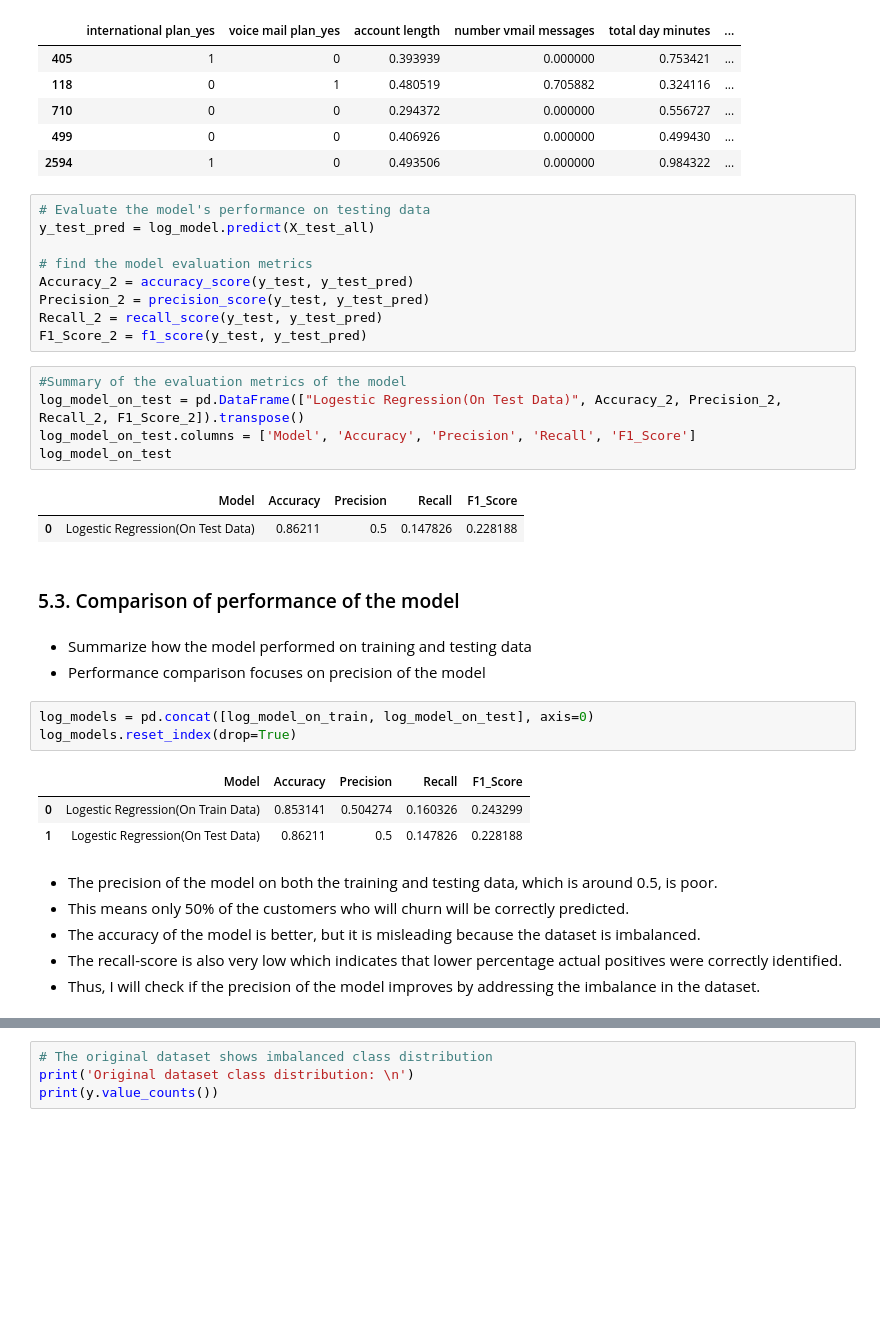
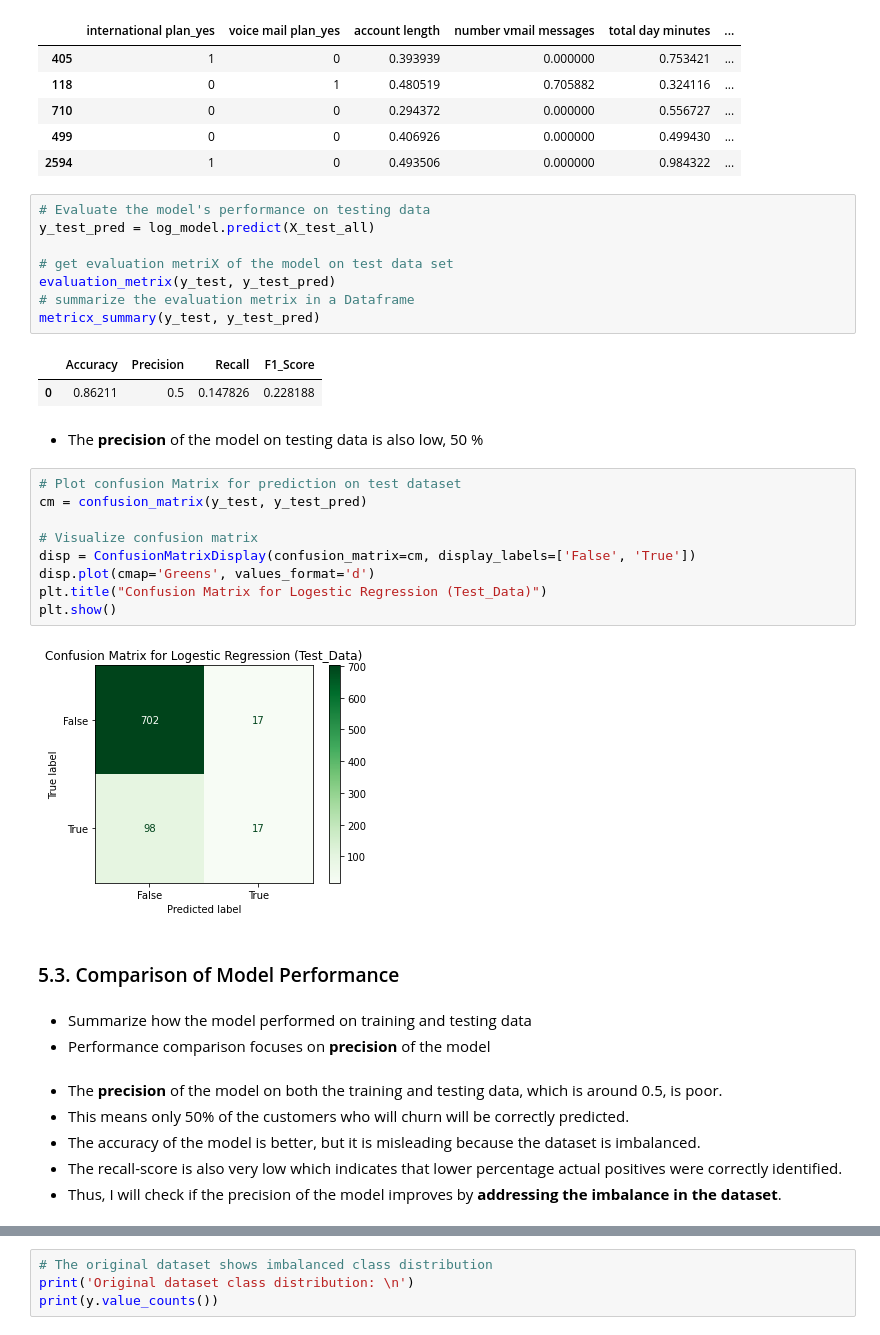
Before and after one commit to Endalkmin/SyriaTel-Customer-Churn-Prediction-Model, a Jupyter notebook: phase-3-project.ipynb, the cells around one changed output, grey strips where cells are left out. Drawn from its saved outputs; the diff is of its cells as text; blank space fills up the shorter version.

```diff
--- a/phase-3-project.ipynb
+++ b/phase-3-project.ipynb
@@ -327,35 +348,35 @@ X_test_all.head()
 # Evaluate the model's performance on testing data
 y_test_pred = log_model.predict(X_test_all)
 
-# find the model evaluation metrics
-Accuracy_2 = accuracy_score(y_test, y_test_pred)
-Precision_2 = precision_score(y_test, y_test_pred)
-Recall_2 = recall_score(y_test, y_test_pred)
-F1_Score_2 = f1_score(y_test, y_test_pred)
+# get evaluation metriX of the model on test data set
+evaluation_metrix(y_test, y_test_pred)
+# summarize the evaluation metrix in a Dataframe
+metricx_summary(y_test, y_test_pred)
+# %% [output]
+|  | Accuracy | Precision | Recall | F1_Score |
+| 0 | 0.86211 | 0.5 | 0.147826 | 0.228188 |
-# %%
-#Summary of the evaluation metrics of the model
-log_model_on_test = pd.DataFrame(["Logestic Regression(On Test Data)", Accuracy_2, Precision_2, Recall_2, F1_Score_2]).transpose()
-log_model_on_test.columns = ['Model', 'Accuracy', 'Precision', 'Recall', 'F1_Score']
-log_model_on_test
-# %% [output]
-|  | Model | Accuracy | Precision | Recall | F1_Score |
-| 0 | Logestic Regression(On Test Data) | 0.86211 | 0.5 | 0.147826 | 0.228188 |
+# %% [markdown]
+* The **precision** of the model on testing data is also low, 50 %
+# %%
+# Plot confusion Matrix for prediction on test dataset
+cm = confusion_matrix(y_test, y_test_pred)
+
+# Visualize confusion matrix
+disp = ConfusionMatrixDisplay(confusion_matrix=cm, display_labels=['False', 'True'])
+disp.plot(cmap='Greens', values_format='d')
+plt.title("Confusion Matrix for Logestic Regression (Test_Data)")
+plt.show()
+# %% [output]
+[figure, added]
 # %% [markdown]
-### 5.3. Comparison of performance of the model
+### 5.3. Comparison of Model Performance
 # %% [markdown]
 * Summarize how the model performed on training and testing data
-* Performance comparison focuses on precision of the model
+* Performance comparison focuses on **precision** of the model
-# %%
-log_models = pd.concat([log_model_on_train, log_model_on_test], axis=0)
-log_models.reset_index(drop=True)
-# %% [output]
-|  | Model | Accuracy | Precision | Recall | F1_Score |
-| 0 | Logestic Regression(On Train Data) | 0.853141 | 0.504274 | 0.160326 | 0.243299 |
-| 1 | Logestic Regression(On Test Data) | 0.86211 | 0.5 | 0.147826 | 0.228188 |
 # %% [markdown]
-* The precision of the model on both the training and testing data, which is around 0.5, is poor.
+* The **precision** of the model on both the training and testing data, which is around 0.5, is poor.
 * This means only 50% of the customers who will churn will be correctly predicted.
 * The accuracy of the model is better, but it is misleading because the dataset is imbalanced.
 * The recall-score is also very low which indicates that lower percentage actual positives were correctly identified.
-* Thus, I will check if the precision of the model improves by addressing the imbalance in the dataset.
+* Thus, I will check if the precision of the model improves by **addressing the imbalance in the dataset**.
 # %% [markdown]
```
Also changed, not shown: parts of 55 cells of this notebook.
